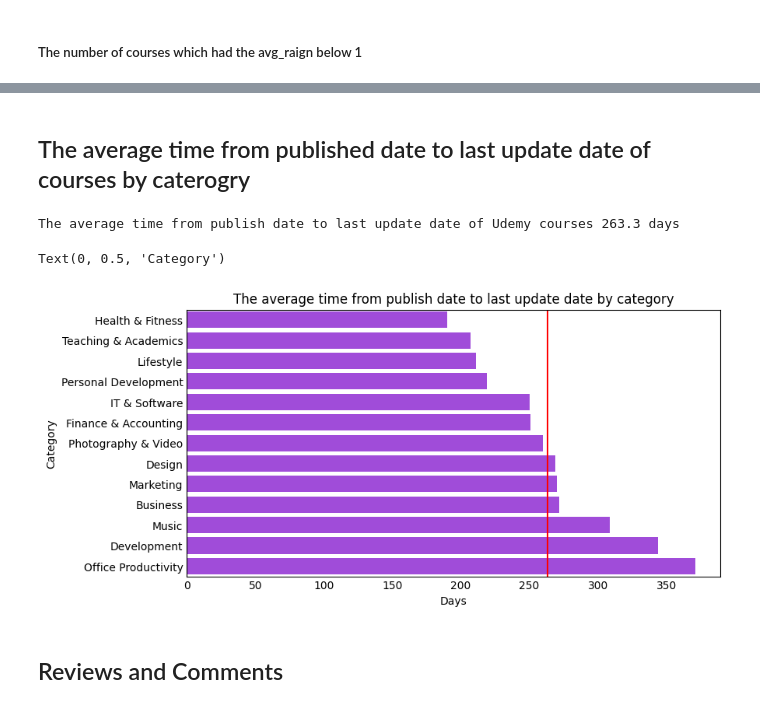
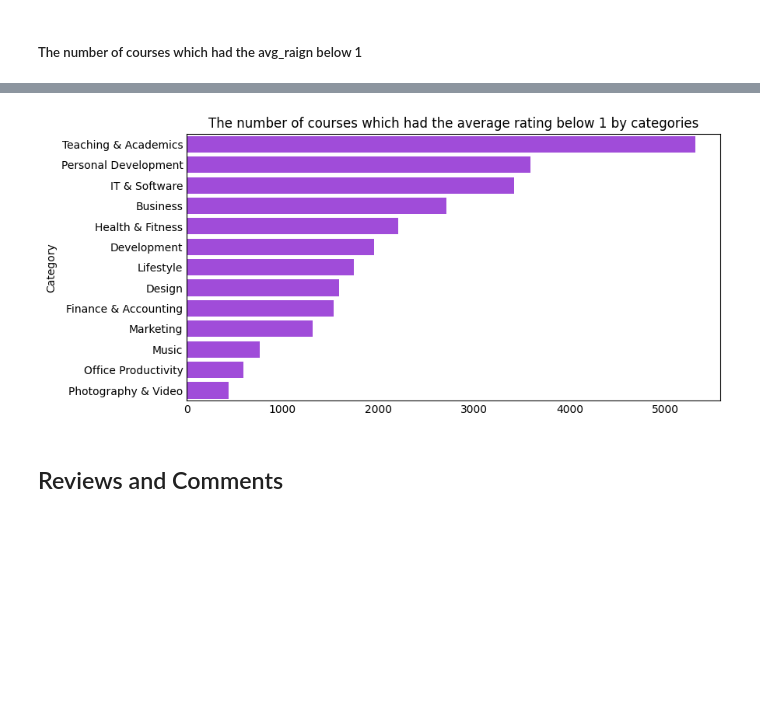
Before and after one commit to TuanAnhHo/DataAnalystProject, a Jupyter notebook: Udemy_course.ipynb, the cells around one changed output, grey strips where cells are left out. Saved outputs shown, nothing was run; the diff lists cells and outputs as text; code cells hidden in the pictures; blank space fills up the shorter version.

```diff
--- a/Udemy_course.ipynb
+++ b/Udemy_course.ipynb
@@ -505,23 +503,13 @@ courses[courses['avg_rating']<1].groupby('category', as_index=False)['id'].count
-# %% [markdown]
-## The average time from published date to last update date of courses by caterogry
-# %%
-update_lag = courses[['category','published_time','last_update_date']].dropna(subset=['last_update_date'])
-update_lag['diff_update_date'] = update_lag['last_update_date'] - update_lag['published_time']
-update_lag_data = update_lag.groupby('category', as_index=False)['diff_update_date'].mean()
-update_lag_data['diff_update_date'] = update_lag_data['diff_update_date'].dt.days.astype('int16')
-print('The average time from publish date to last update date of Udemy courses', update_lag_data['diff_update_date'].mean().round(1),'days')
-# %% [output]
-The average time from publish date to last update date of Udemy courses 263.3 days
 # %%
+below_1 = courses[courses['avg_rating']<1].groupby('category', as_index=False)['id'].count().sort_values('id')
 fig, axe = plt.subplots(figsize=(7,3.5))
-sns.barplot(data=update_lag_data.sort_values('diff_update_date'), y='category', x='diff_update_date',color='#A435F0')
-plt.axvline(x=update_lag_data['diff_update_date'].mean(), color='r')
-plt.title('The average time from publish date to last update date by category')
-plt.xlabel('Days')
+sns.barplot(data=below_1.sort_values('id', ascending=False), y='category', x='id',color='#A435F0')
+plt.title('The number of courses which had the average rating below 1 by categories')
+plt.xlabel('')
 plt.ylabel('Category')
+plt.show()
 # %% [output]
-Text(0, 0.5, 'Category')
-[figure, old version]
+[figure, new version]
 # %% [markdown]
 ## Reviews and Comments
 # %% [markdown]
```
Also changed, not shown: parts of 41 cells of this notebook.
